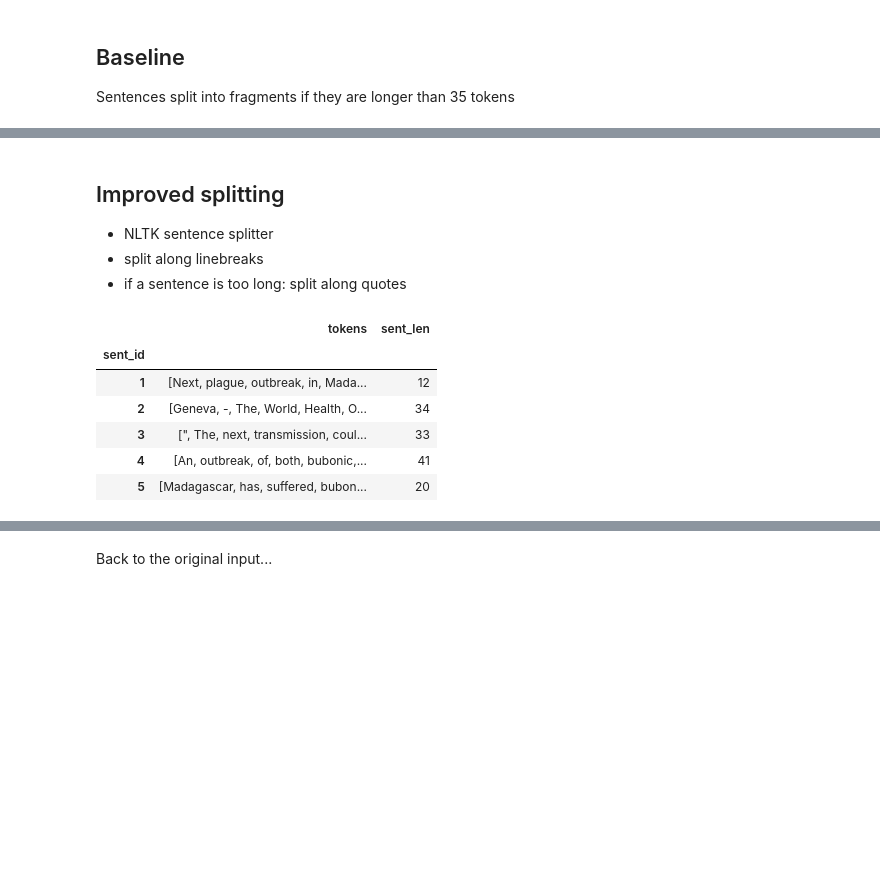
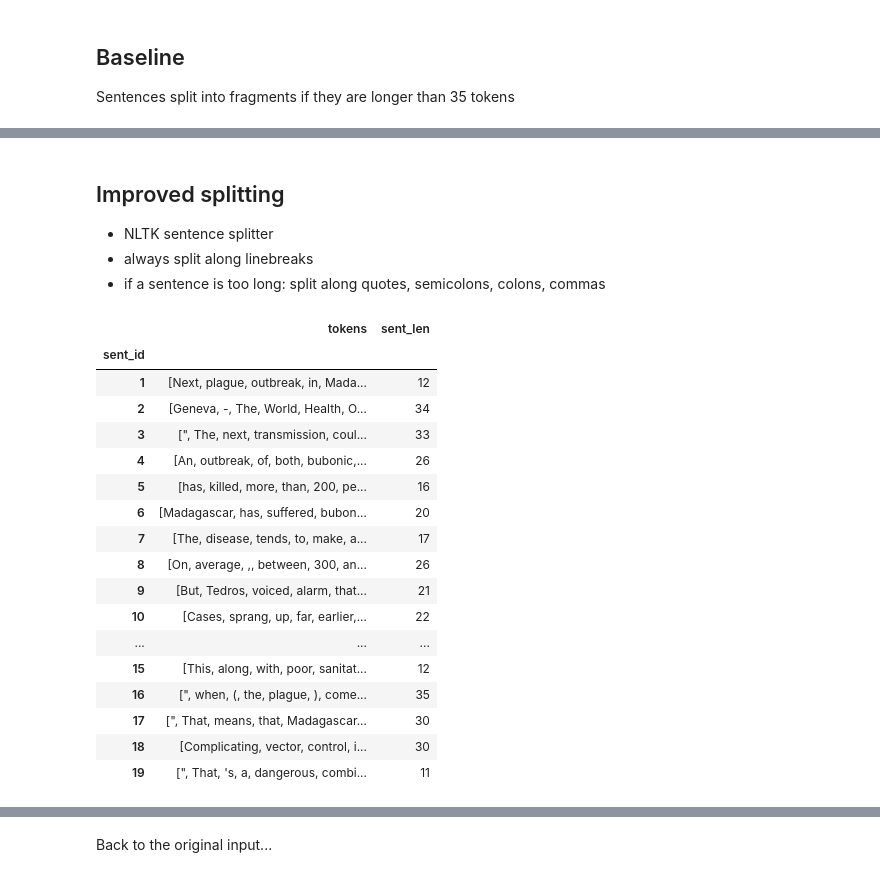
Before and after one commit to cicl-iscl/CyberWallE-propaganda-detection, a Jupyter notebook: eda/sentence_lengths.ipynb, the cells around one changed output, grey strips where cells are left out. Cells and saved outputs as stored; diff of their text form; code cells hidden in the pictures; blank space fills up the shorter version.

Commit message:
Better sentence splitting

```diff
--- a/eda/sentence_lengths.ipynb
+++ b/eda/sentence_lengths.ipynb
@@ -111,22 +132,33 @@ df_baseline.head()
 ## Improved splitting
 
 - NLTK sentence splitter
-- split along linebreaks
-- if a sentence is too long: split along quotes
+- always split along linebreaks
+- if a sentence is too long: split along quotes, semicolons, colons, commas
 # %%
 df_improved = pd.read_csv(SI_LABELS_FILE_IMPROVED, sep='\t', names=['doc_id', 'sent_id', 'idx_start', 'idx_end', 'tokens', 'label'], encoding='utf-8', quoting=3)
 df_improved = df_improved.drop(columns=['doc_id', 'idx_start', 'idx_end', 'label'])
 df_improved = df_improved.groupby('sent_id')['tokens'].apply(list).to_frame()
 df_improved['sent_len'] = df_improved['tokens'].apply(lambda x : len(x))
-df_improved.head()
+df_improved.head(19)
 # %% [output]
 |  | tokens | sent_len |
 | sent_id |  |  |
 | 1 | [Next, plague, outbreak, in, Mada... | 12 |
 | 2 | [Geneva, -, The, World, Health, O... | 34 |
 | 3 | [", The, next, transmission, coul... | 33 |
-| 4 | [An, outbreak, of, both, bubonic,... | 41 |
-| 5 | [Madagascar, has, suffered, bubon... | 20 |
+| 4 | [An, outbreak, of, both, bubonic,... | 26 |
+| 5 | [has, killed, more, than, 200, pe... | 16 |
+| 6 | [Madagascar, has, suffered, bubon... | 20 |
+| 7 | [The, disease, tends, to, make, a... | 17 |
+| 8 | [On, average, ,, between, 300, an... | 26 |
+| 9 | [But, Tedros, voiced, alarm, that... | 21 |
+| 10 | [Cases, sprang, up, far, earlier,... | 22 |
+| ... | ... | ... |
+| 15 | [This, along, with, poor, sanitat... | 12 |
+| 16 | [", when, (, the, plague, ), come... | 35 |
+| 17 | [", That, means, that, Madagascar... | 30 |
+| 18 | [Complicating, vector, control, i... | 30 |
+| 19 | [", That, 's, a, dangerous, combi... | 11 |
 # %%
 pd.concat([df.describe(), df_baseline.describe(), df_improved.describe()], axis=1, sort=False)
 # %% [output]
```
Also changed, not shown: parts of 6 cells of this notebook, 2 other files.
